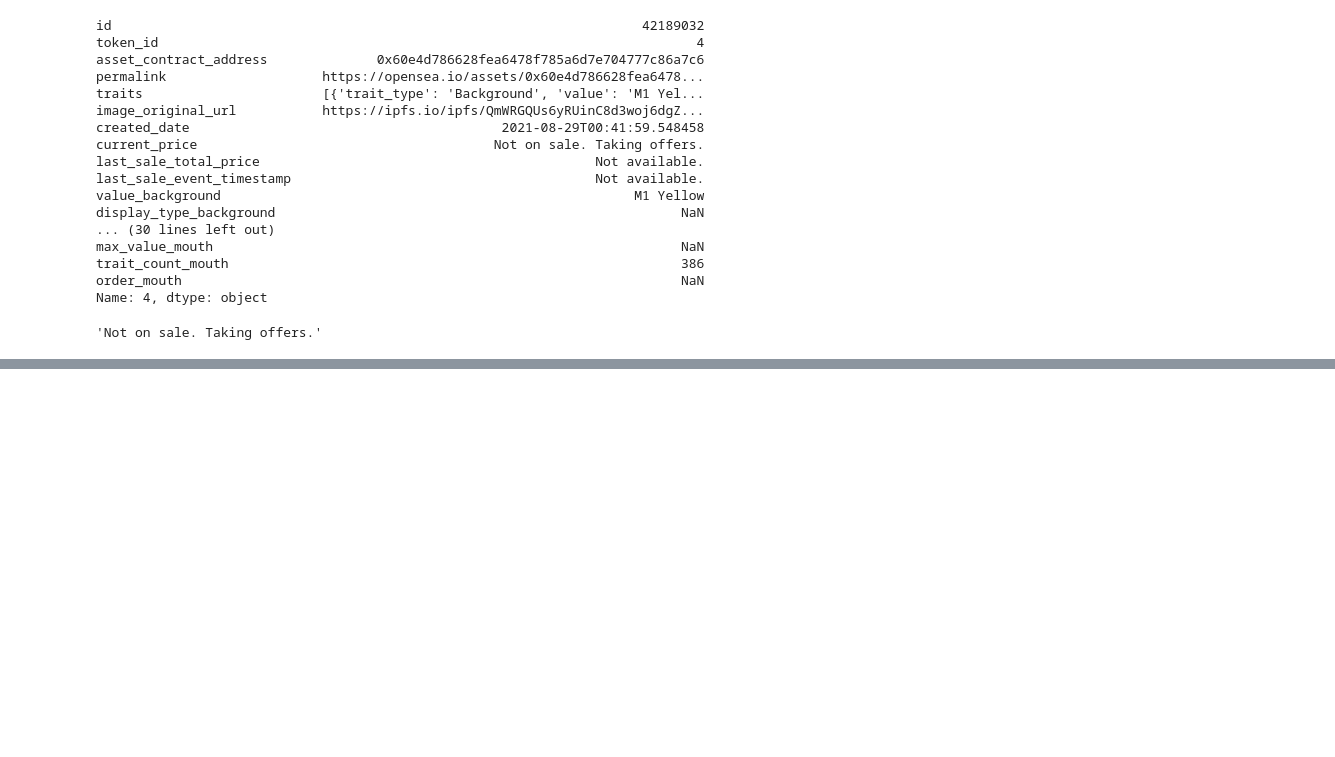
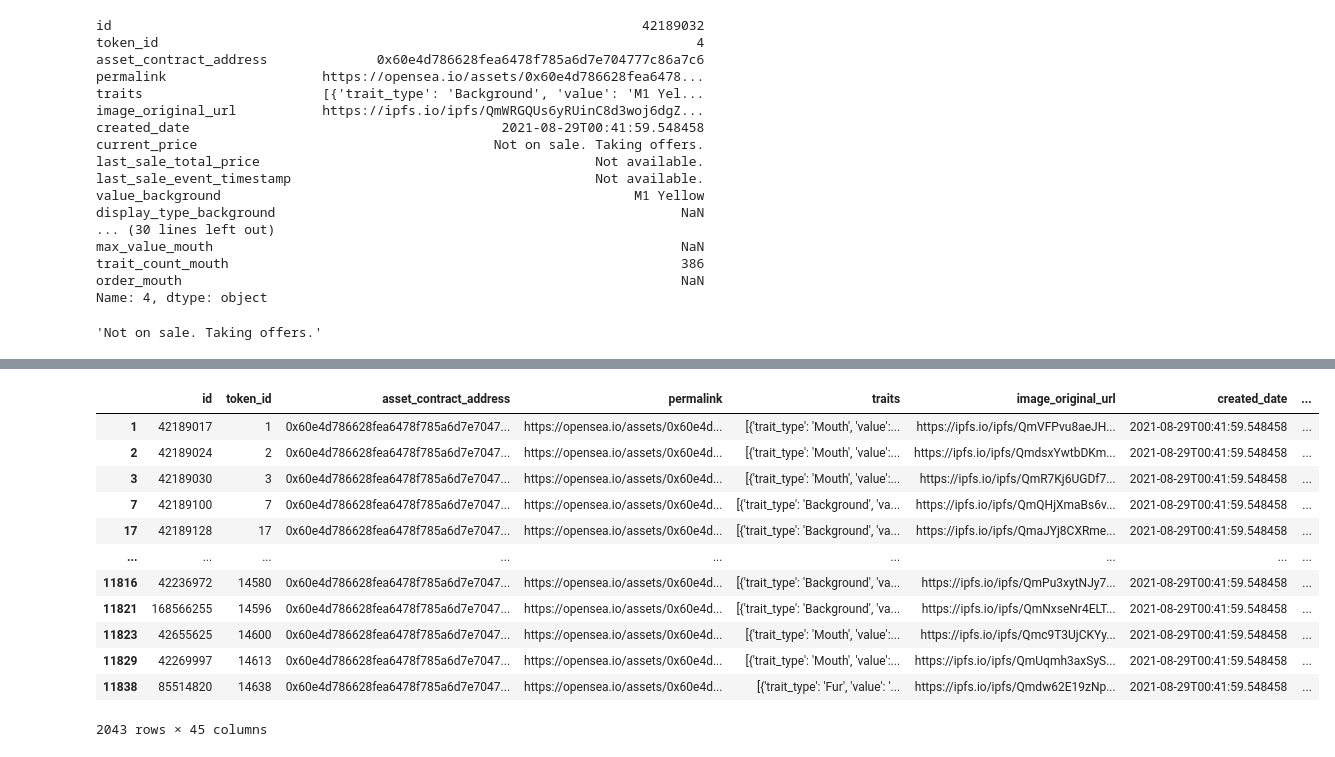
Before and after one commit to kaankork/nft, a Jupyter notebook: data-analytics/Data Analytics.ipynb, the cells around one changed output, grey strips where cells are left out. Saved outputs shown, nothing was run; the diff lists cells and outputs as text; code cells hidden in the pictures; blank space fills up the shorter version.

```diff
--- a/analytics/Data Analytics.ipynb
+++ b/data-analytics/Data Analytics.ipynb
@@ -67,0 +86,16 @@ df.iloc[4]['current_price']
+# %%
+df[df["current_price"]!="Not on sale. Taking offers."]
+# %% [output]
+|  | id | token_id | asset_contract_address | permalink | traits | image_original_url | created_date | ... |
+| 1 | 42189017 | 1 | 0x60e4d786628fea6478f785a6d7e7047... | https://opensea.io/assets/0x60e4d... | [{'trait_type': 'Mouth', 'value':... | https://ipfs.io/ipfs/QmVFPvu8aeJH... | 2021-08-29T00:41:59.548458 | ... |
+| 2 | 42189024 | 2 | 0x60e4d786628fea6478f785a6d7e7047... | https://opensea.io/assets/0x60e4d... | [{'trait_type': 'Mouth', 'value':... | https://ipfs.io/ipfs/QmdsxYwtbDKm... | 2021-08-29T00:41:59.548458 | ... |
+| 3 | 42189030 | 3 | 0x60e4d786628fea6478f785a6d7e7047... | https://opensea.io/assets/0x60e4d... | [{'trait_type': 'Mouth', 'value':... | https://ipfs.io/ipfs/QmR7Kj6UGDf7... | 2021-08-29T00:41:59.548458 | ... |
+| 7 | 42189100 | 7 | 0x60e4d786628fea6478f785a6d7e7047... | https://opensea.io/assets/0x60e4d... | [{'trait_type': 'Background', 'va... | https://ipfs.io/ipfs/QmQHjXmaBs6v... | 2021-08-29T00:41:59.548458 | ... |
+| 17 | 42189128 | 17 | 0x60e4d786628fea6478f785a6d7e7047... | https://opensea.io/assets/0x60e4d... | [{'trait_type': 'Background', 'va... | https://ipfs.io/ipfs/QmaJYj8CXRme... | 2021-08-29T00:41:59.548458 | ... |
+| ... | ... | ... | ... | ... | ... | ... | ... | ... |
+| 11816 | 42236972 | 14580 | 0x60e4d786628fea6478f785a6d7e7047... | https://opensea.io/assets/0x60e4d... | [{'trait_type': 'Background', 'va... | https://ipfs.io/ipfs/QmPu3xytNJy7... | 2021-08-29T00:41:59.548458 | ... |
+| 11821 | 168566255 | 14596 | 0x60e4d786628fea6478f785a6d7e7047... | https://opensea.io/assets/0x60e4d... | [{'trait_type': 'Background', 'va... | https://ipfs.io/ipfs/QmNxseNr4ELT... | 2021-08-29T00:41:59.548458 | ... |
+| 11823 | 42655625 | 14600 | 0x60e4d786628fea6478f785a6d7e7047... | https://opensea.io/assets/0x60e4d... | [{'trait_type': 'Mouth', 'value':... | https://ipfs.io/ipfs/Qmc9T3UjCKYy... | 2021-08-29T00:41:59.548458 | ... |
+| 11829 | 42269997 | 14613 | 0x60e4d786628fea6478f785a6d7e7047... | https://opensea.io/assets/0x60e4d... | [{'trait_type': 'Mouth', 'value':... | https://ipfs.io/ipfs/QmUqmh3axSyS... | 2021-08-29T00:41:59.548458 | ... |
+| 11838 | 85514820 | 14638 | 0x60e4d786628fea6478f785a6d7e7047... | https://opensea.io/assets/0x60e4d... | [{'trait_type': 'Fur', 'value': '... | https://ipfs.io/ipfs/Qmdw62E19zNp... | 2021-08-29T00:41:59.548458 | ... |
+2043 rows × 45 columns
```
Also changed, not shown: parts of 1 cell of this notebook.
